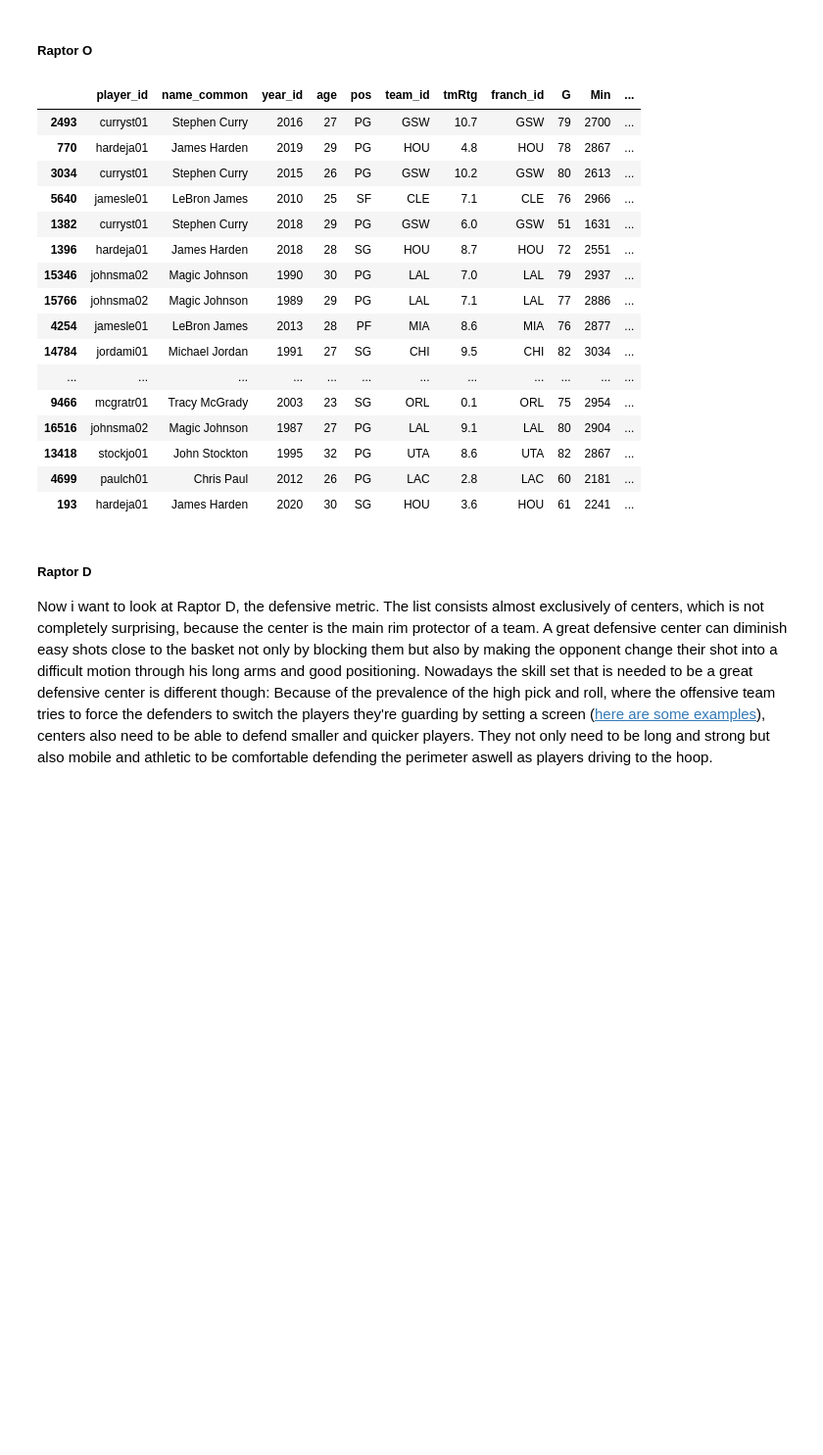
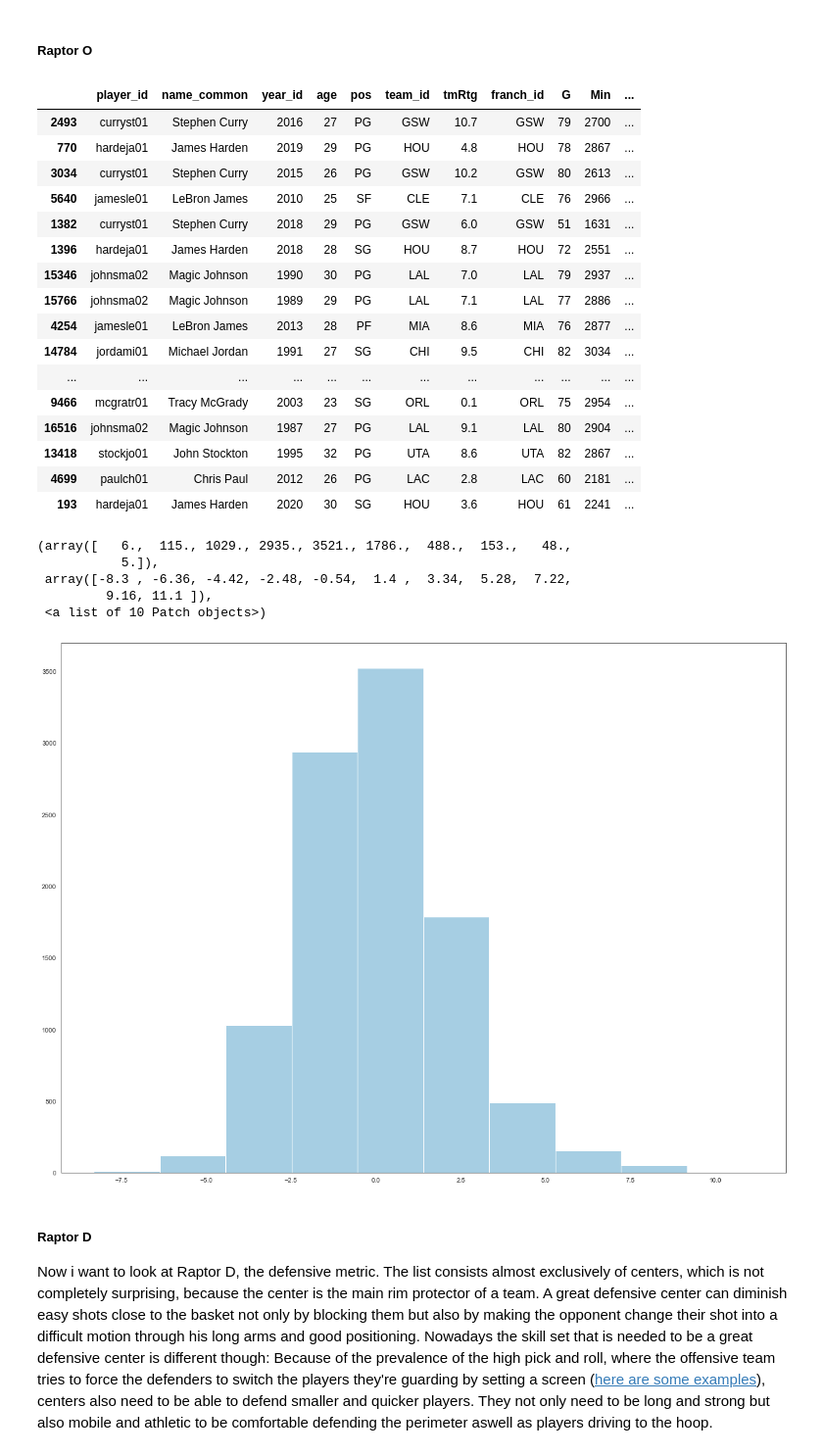
Before and after one commit to carl2727/NBA-data-analysis-project, a Jupyter notebook: 01.ipynb, the cells around one changed output. Shown at 98% size. Cells and saved outputs as stored; diff of their text form; code cells hidden in the pictures; blank space fills up the shorter version.

```diff
--- a/01.ipynb
+++ b/01.ipynb
@@ -208,25 +219,33 @@ The earliest entries are from the year 1977. I should note that statistics for t
 # %% [markdown]
 ##### Raptor O
 # %%
-display(nba1.sort_values(by="Raptor O", ascending=False).head(25))
+rap_o = nba1.sort_values(by="Raptor O", ascending=False)
+display(rap_o.head(25))
+plt.hist(rap_o["Raptor O"])
 # %% [output]
 |  | player_id | name_common | year_id | age | pos | team_id | tmRtg | franch_id | G | Min | ... |
 | 2493 | curryst01 | Stephen Curry | 2016 | 27 | PG | GSW | 10.7 | GSW | 79 | 2700 | ... |
 | 770 | hardeja01 | James Harden | 2019 | 29 | PG | HOU | 4.8 | HOU | 78 | 2867 | ... |
 | 3034 | curryst01 | Stephen Curry | 2015 | 26 | PG | GSW | 10.2 | GSW | 80 | 2613 | ... |
 | 5640 | jamesle01 | LeBron James | 2010 | 25 | SF | CLE | 7.1 | CLE | 76 | 2966 | ... |
 | 1382 | curryst01 | Stephen Curry | 2018 | 29 | PG | GSW | 6.0 | GSW | 51 | 1631 | ... |
 | 1396 | hardeja01 | James Harden | 2018 | 28 | SG | HOU | 8.7 | HOU | 72 | 2551 | ... |
 | 15346 | johnsma02 | Magic Johnson | 1990 | 30 | PG | LAL | 7.0 | LAL | 79 | 2937 | ... |
 | 15766 | johnsma02 | Magic Johnson | 1989 | 29 | PG | LAL | 7.1 | LAL | 77 | 2886 | ... |
 | 4254 | jamesle01 | LeBron James | 2013 | 28 | PF | MIA | 8.6 | MIA | 76 | 2877 | ... |
 | 14784 | jordami01 | Michael Jordan | 1991 | 27 | SG | CHI | 9.5 | CHI | 82 | 3034 | ... |
 | ... | ... | ... | ... | ... | ... | ... | ... | ... | ... | ... | ... |
 | 9466 | mcgratr01 | Tracy McGrady | 2003 | 23 | SG | ORL | 0.1 | ORL | 75 | 2954 | ... |
 | 16516 | johnsma02 | Magic Johnson | 1987 | 27 | PG | LAL | 9.1 | LAL | 80 | 2904 | ... |
 | 13418 | stockjo01 | John Stockton | 1995 | 32 | PG | UTA | 8.6 | UTA | 82 | 2867 | ... |
 | 4699 | paulch01 | Chris Paul | 2012 | 26 | PG | LAC | 2.8 | LAC | 60 | 2181 | ... |
 | 193 | hardeja01 | James Harden | 2020 | 30 | SG | HOU | 3.6 | HOU | 61 | 2241 | ... |
+(array([   6.,  115., 1029., 2935., 3521., 1786.,  488.,  153.,   48.,
+           5.]),
+ array([-8.3 , -6.36, -4.42, -2.48, -0.54,  1.4 ,  3.34,  5.28,  7.22,
+         9.16, 11.1 ]),
+ <a list of 10 Patch objects>)
+[figure, added]
 # %% [markdown]
 ##### Raptor D
 
```
Also changed, not shown: parts of 7 cells of this notebook.
